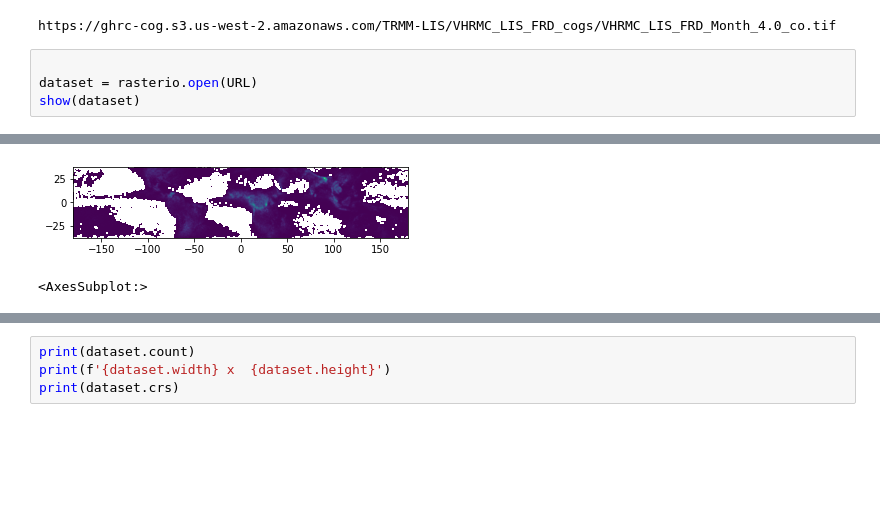
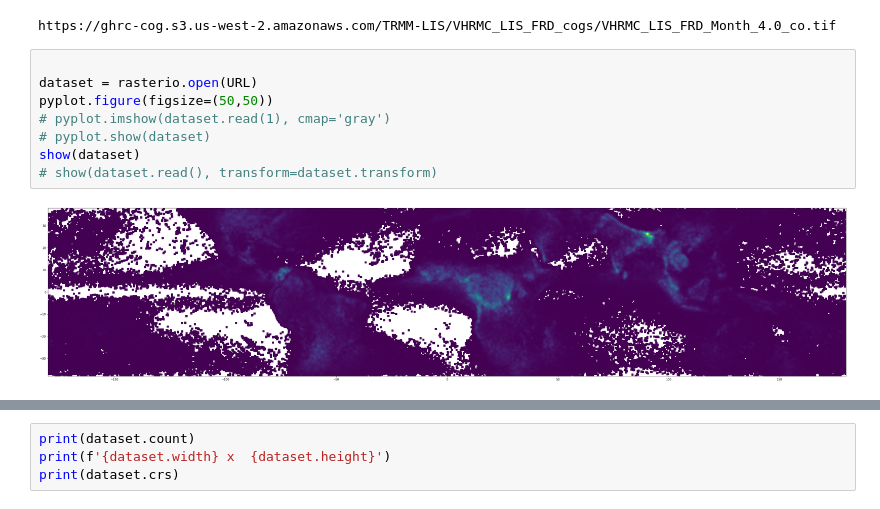
Before and after one commit to sanzog03/lightning_dashboard_notebook, a Jupyter notebook: lightning_dashboard.ipynb, the cells around one changed output, grey strips where cells are left out. Saved outputs shown, nothing was run; the diff lists cells and outputs as text; blank space fills up the shorter version.

Commit message:
enlarged the visualization size

```diff
--- a/lightning_dashboard.ipynb
+++ b/lightning_dashboard.ipynb
@@ -25,5 +25,10 @@ https://ghrc-cog.s3.us-west-2.amazonaws.com/TRMM-LIS/VHRMC_LIS_FRD_cogs/VHRMC_LI
 # %%
 
 dataset = rasterio.open(URL)
+pyplot.figure(figsize=(50,50))
+# pyplot.imshow(dataset.read(1), cmap='gray')
+# pyplot.show(dataset)
 show(dataset)
+# show(dataset.read(), transform=dataset.transform)
 # %% [output]
+[figure, new version]
@@ -32,2 +35,0 @@ Warning 1: HTTP response code on https://ghrc-cog.s3.us-west-2.amazonaws.com/TRM
-[figure, old version]
-<AxesSubplot:>
```
Also changed, not shown: parts of 3 cells of this notebook.
